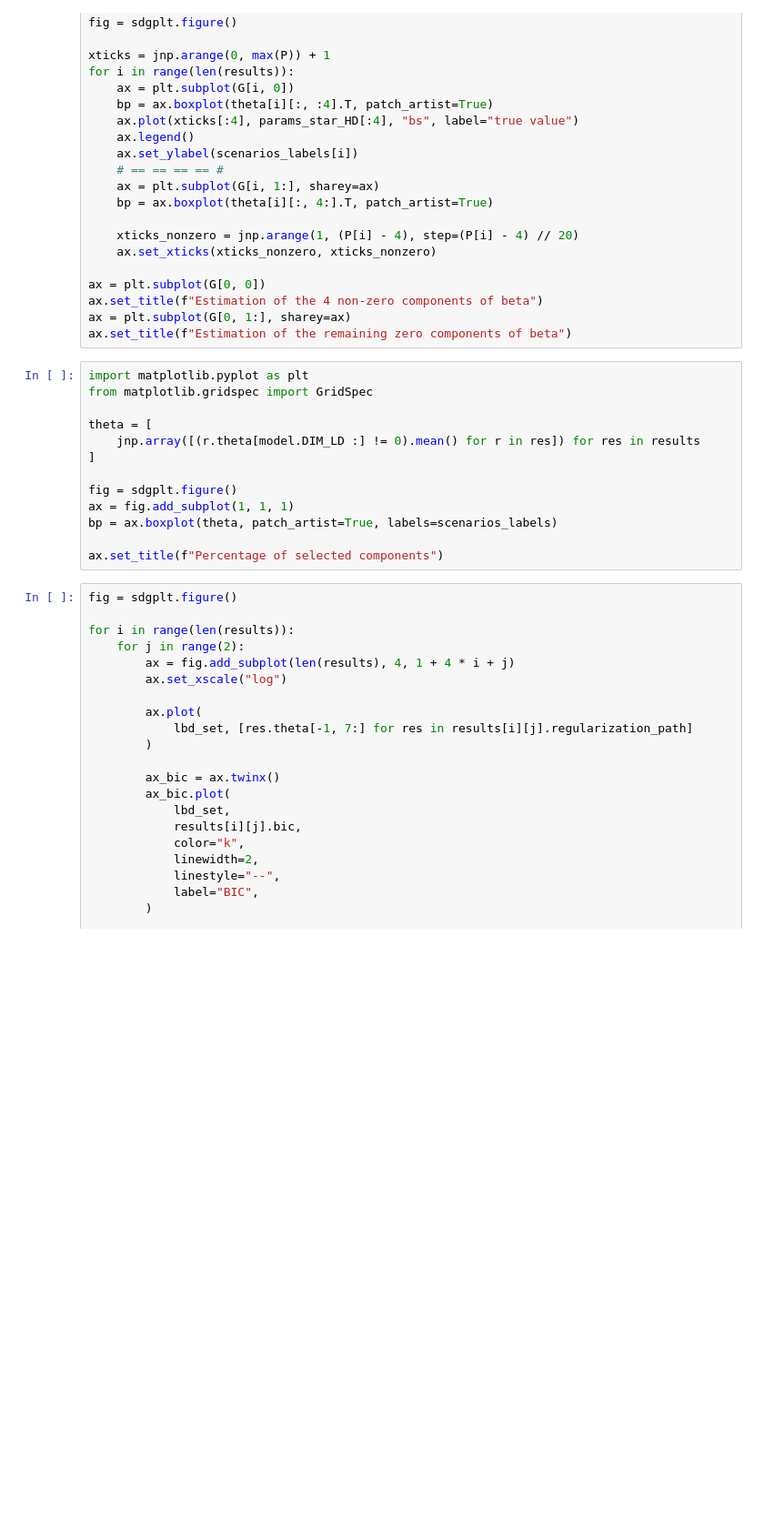
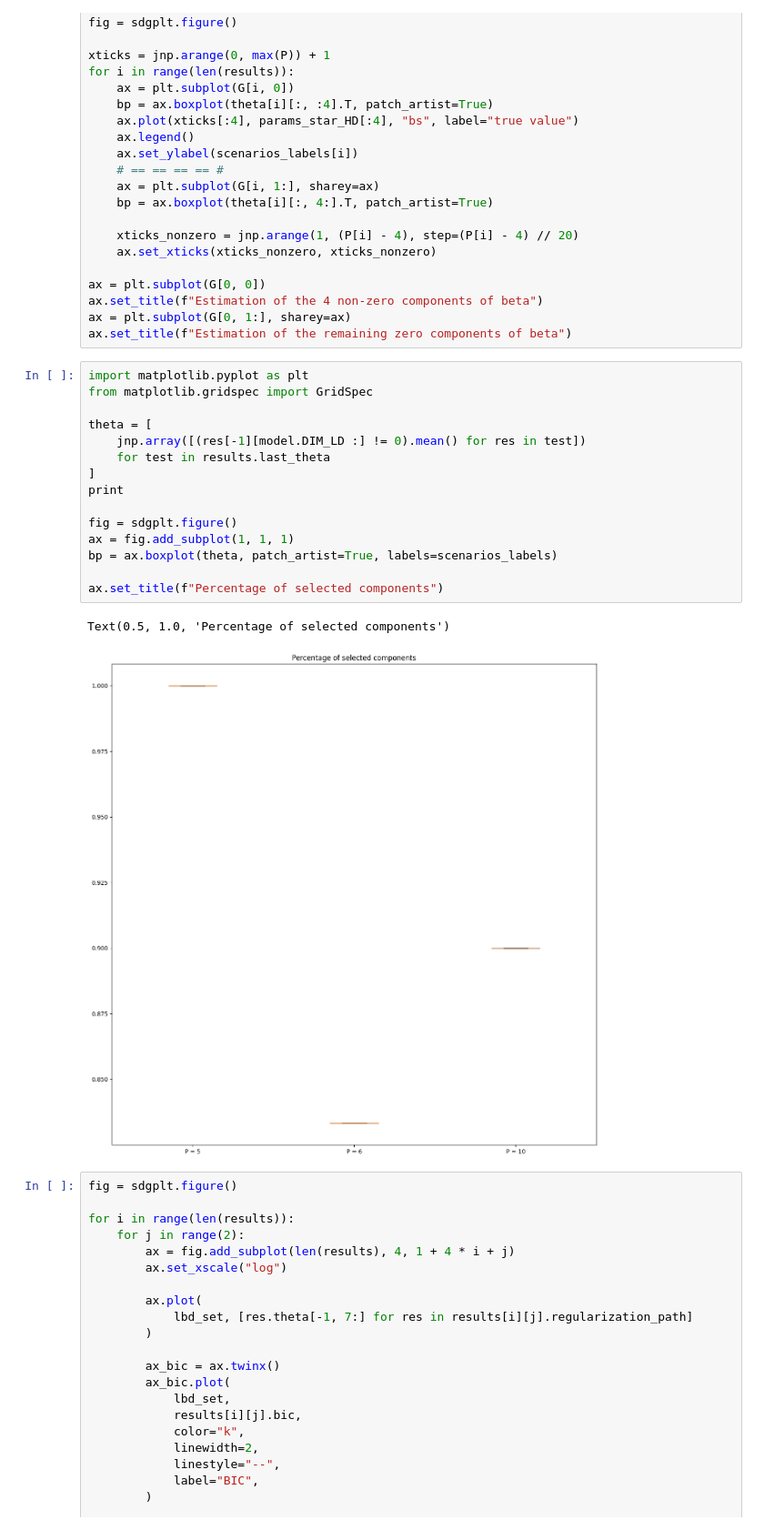
Before and after one commit to caillebotteAntoine/sdg4varselect, a Jupyter notebook: results/simulation_study.ipynb, the cells around one changed output. Shown at 91% size. Drawn from its saved outputs; the diff is of its cells as text; blank space fills up the shorter version.

```diff
--- a/results/simulation_study.ipynb
+++ b/results/simulation_study.ipynb
@@ -273,16 +273,21 @@ ax.set_title(f"Estimation of the remaining zero components of beta")
 # %%
 import matplotlib.pyplot as plt
 from matplotlib.gridspec import GridSpec
 
 theta = [
-    jnp.array([(r.theta[model.DIM_LD :] != 0).mean() for r in res]) for res in results
+    jnp.array([(res[-1][model.DIM_LD :] != 0).mean() for res in test])
+    for test in results.last_theta
 ]
+print
 
 fig = sdgplt.figure()
 ax = fig.add_subplot(1, 1, 1)
 bp = ax.boxplot(theta, patch_artist=True, labels=scenarios_labels)
 
 ax.set_title(f"Percentage of selected components")
+# %% [output]
+Text(0.5, 1.0, 'Percentage of selected components')
+[figure, added]
 # %%
 fig = sdgplt.figure()
 
```
Also changed, not shown: parts of 11 cells of this notebook, 19 other files.
